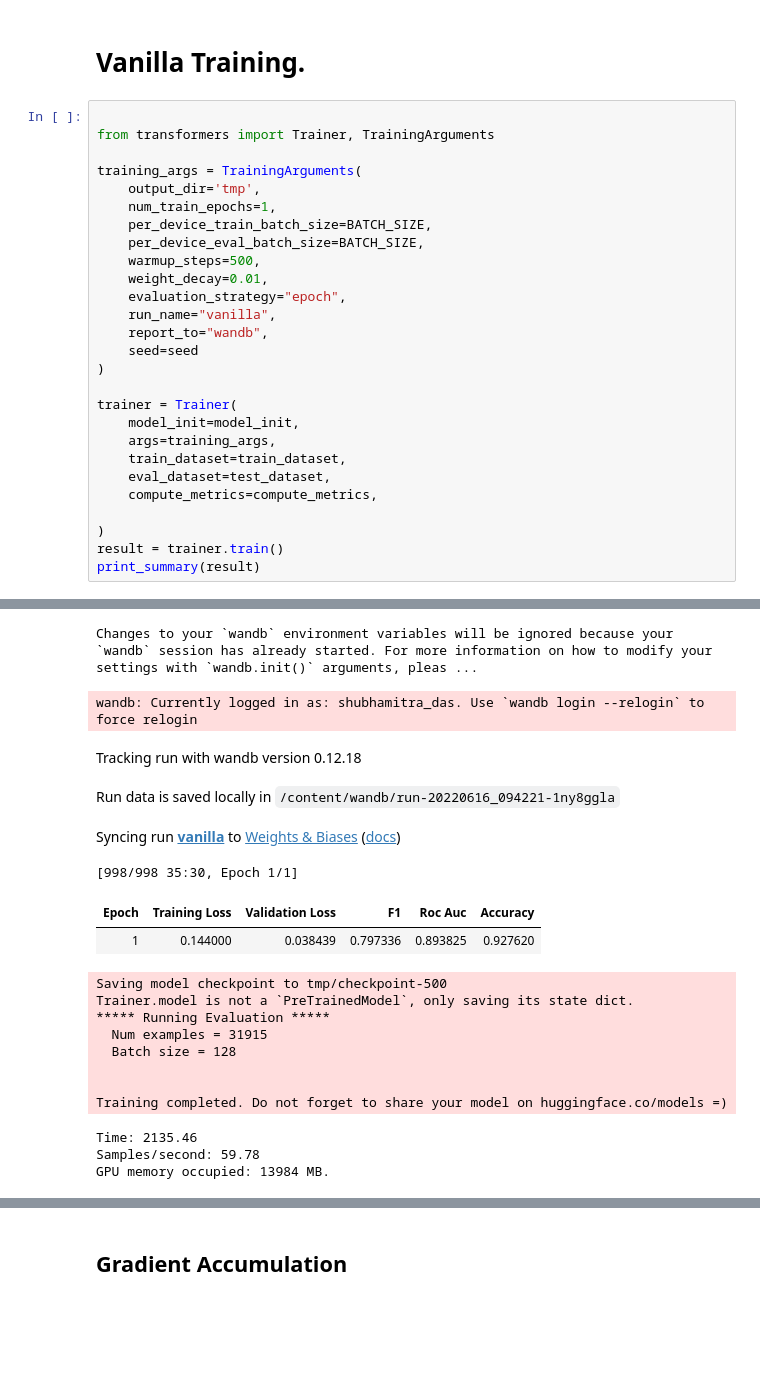
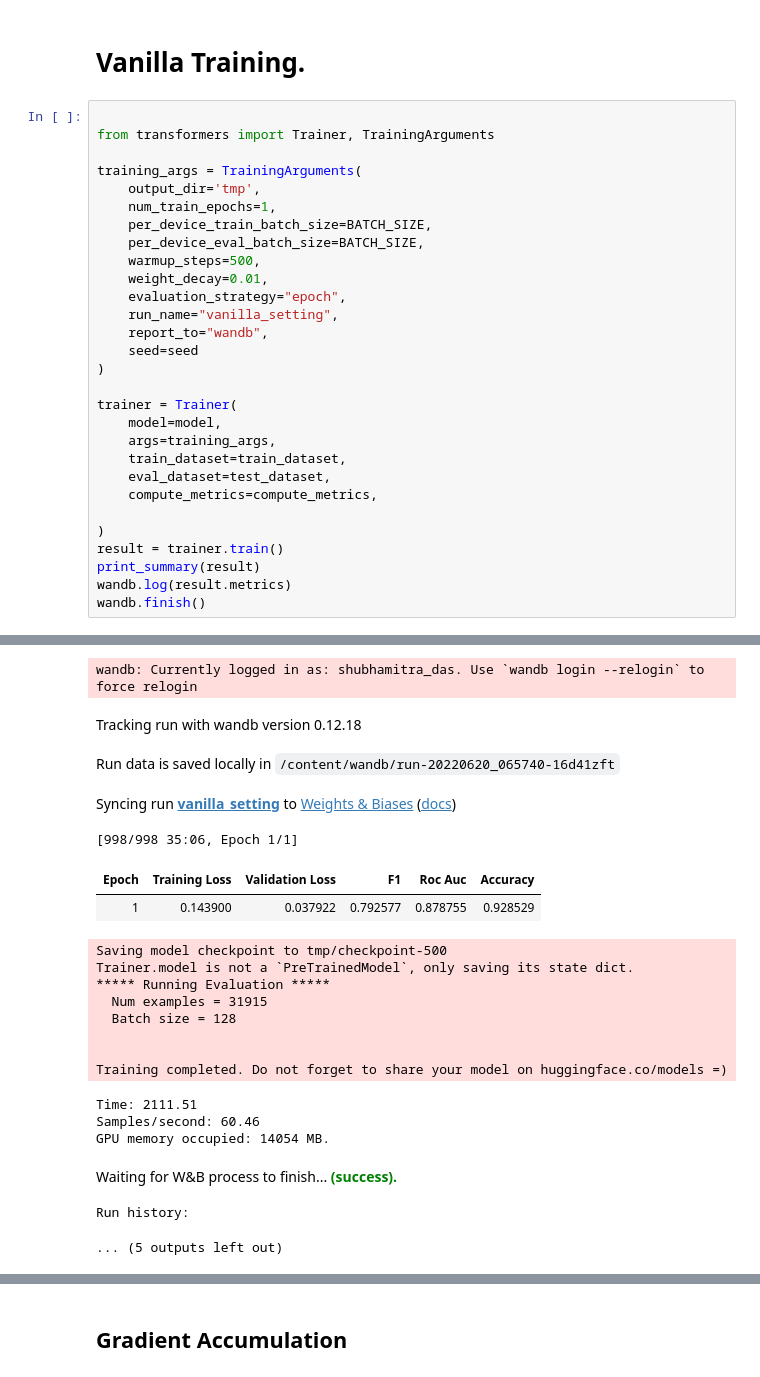
Before and after one commit to shubhamitradas/bert_optimization_strategies, a Jupyter notebook: multi_label_with_trainer.ipynb, the cells around one changed output, grey strips where cells are left out. Cells and saved outputs as stored; diff of their text form; blank space fills up the shorter version.

```diff
--- a/multi_label_with_trainer.ipynb
+++ b/multi_label_with_trainer.ipynb
@@ -255,13 +280,13 @@ training_args = TrainingArguments(
     warmup_steps=500,
     weight_decay=0.01,
     evaluation_strategy="epoch",
-    run_name="vanilla",
+    run_name="vanilla_setting",
     report_to="wandb",
     seed=seed
 )
 
 trainer = Trainer(
-    model_init=model_init,
+    model=model,
     args=training_args,
     train_dataset=train_dataset,
     eval_dataset=test_dataset,
@@ -270,4 +295,6 @@ trainer = Trainer(
 )
 result = trainer.train()
 print_summary(result)
+wandb.log(result.metrics)
+wandb.finish()
 # %% [output]
@@ -308,19 +310,21 @@ Automatic Weights & Biases logging enabled, to disable set os.environ["WANDB_DIS
-Changes to your `wandb` environment variables will be ignored because your `wandb` session has already started. For more information on how to modify your settings with `wandb.init()` arguments, pleas ...
+wandb: Currently logged in as: shubhamitra_das. Use `wandb login --relogin` to force relogin
-wandb: Currently logged in as: shubhamitra_das. Use `wandb login --relogin` to force relogin
 Tracking run with wandb version 0.12.18
-Run data is saved locally in /content/wandb/run-20220616_094221-1ny8ggla
+Run data is saved locally in /content/wandb/run-20220620_065740-16d41zft
-Syncing run vanilla to Weights & Biases (docs)
+Syncing run vanilla_setting to Weights & Biases (docs)
+[998/998 35:06, Epoch 1/1]
+| Epoch | Training Loss | Validation Loss | F1 | Roc Auc | Accuracy |
+| 1 | 0.143900 | 0.037922 | 0.792577 | 0.878755 | 0.928529 |
-[998/998 35:30, Epoch 1/1]
+Saving model checkpoint to tmp/checkpoint-500
+Trainer.model is not a `PreTrainedModel`, only saving its state dict.
+***** Running Evaluation *****
+  Num examples = 31915
+  Batch size = 128
+
+
+Training completed. Do not forget to share your model on huggingface.co/models =)
-| Epoch | Training Loss | Validation Loss | F1 | Roc Auc | Accuracy |
-| 1 | 0.144000 | 0.038439 | 0.797336 | 0.893825 | 0.927620 |
-Saving model checkpoint to tmp/checkpoint-500
-Trainer.model is not a `PreTrainedModel`, only saving its state dict.
-***** Running Evaluation *****
-  Num examples = 31915
-  Batch size = 128
-
-
-Training completed. Do not forget to share your model on huggingface.co/models =)
+Time: 2111.51
+Samples/second: 60.46
+GPU memory occupied: 14054 MB.
+Waiting for W&B process to finish... (success).
-Time: 2135.46
-Samples/second: 59.78
-GPU memory occupied: 13984 MB.
+Run history:
+... (5 outputs left out)
```
Also changed, not shown: parts of 27 cells of this notebook.
